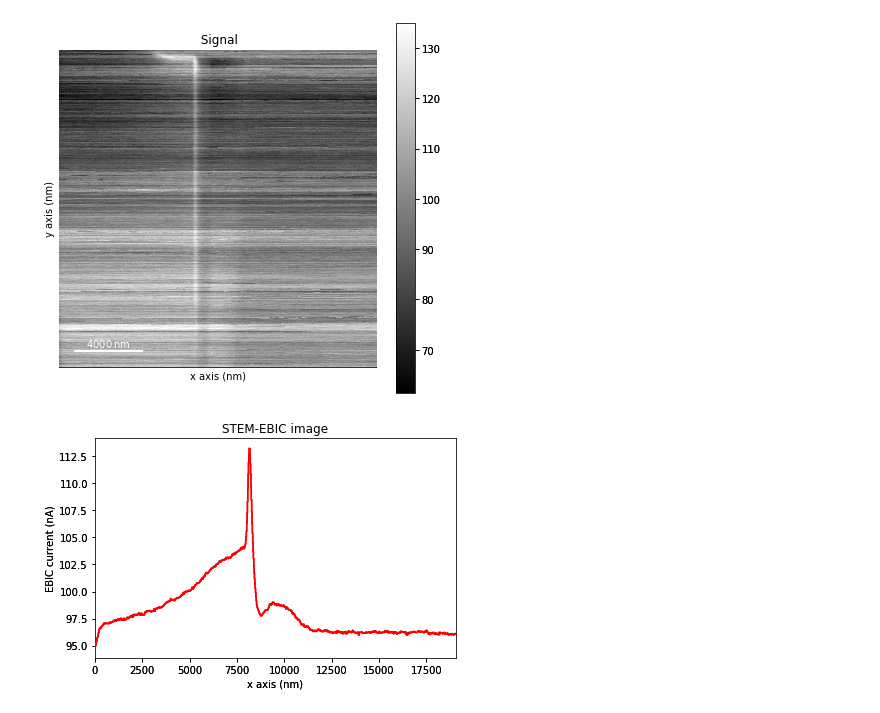
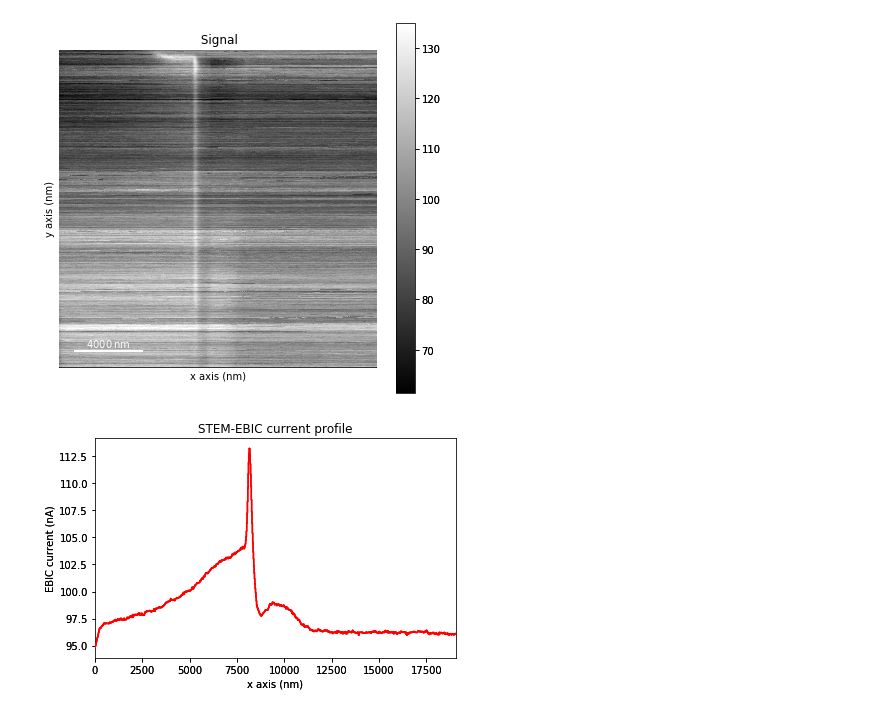
Before and after one commit to aconlan/EBIC, a Jupyter notebook: EBIC reader.ipynb, the cells around one changed output. Saved outputs shown, nothing was run; the diff lists cells and outputs as text; code cells hidden in the pictures.

Commit message:
Changed the plot heading

```diff
--- a/EBIC reader.ipynb
+++ b/EBIC reader.ipynb
@@ -47,9 +47,9 @@ EBIC.plot()
 # %%
 EBIC.mean(axis=1).plot()
 plt.ylabel('EBIC current (nA)')
-plt.title('STEM-EBIC image')
+plt.title('STEM-EBIC current profile')
 
-#plt.savefig('Example_lineprofile.png', bbox='tight', dpi=400)
+plt.savefig('Example_lineprofile.png', bbox='tight', dpi=400)
 plt.show()
 # %% [output]
-[figure, old version]
+[figure, new version]
```
Also changed, not shown: 1 other file.
